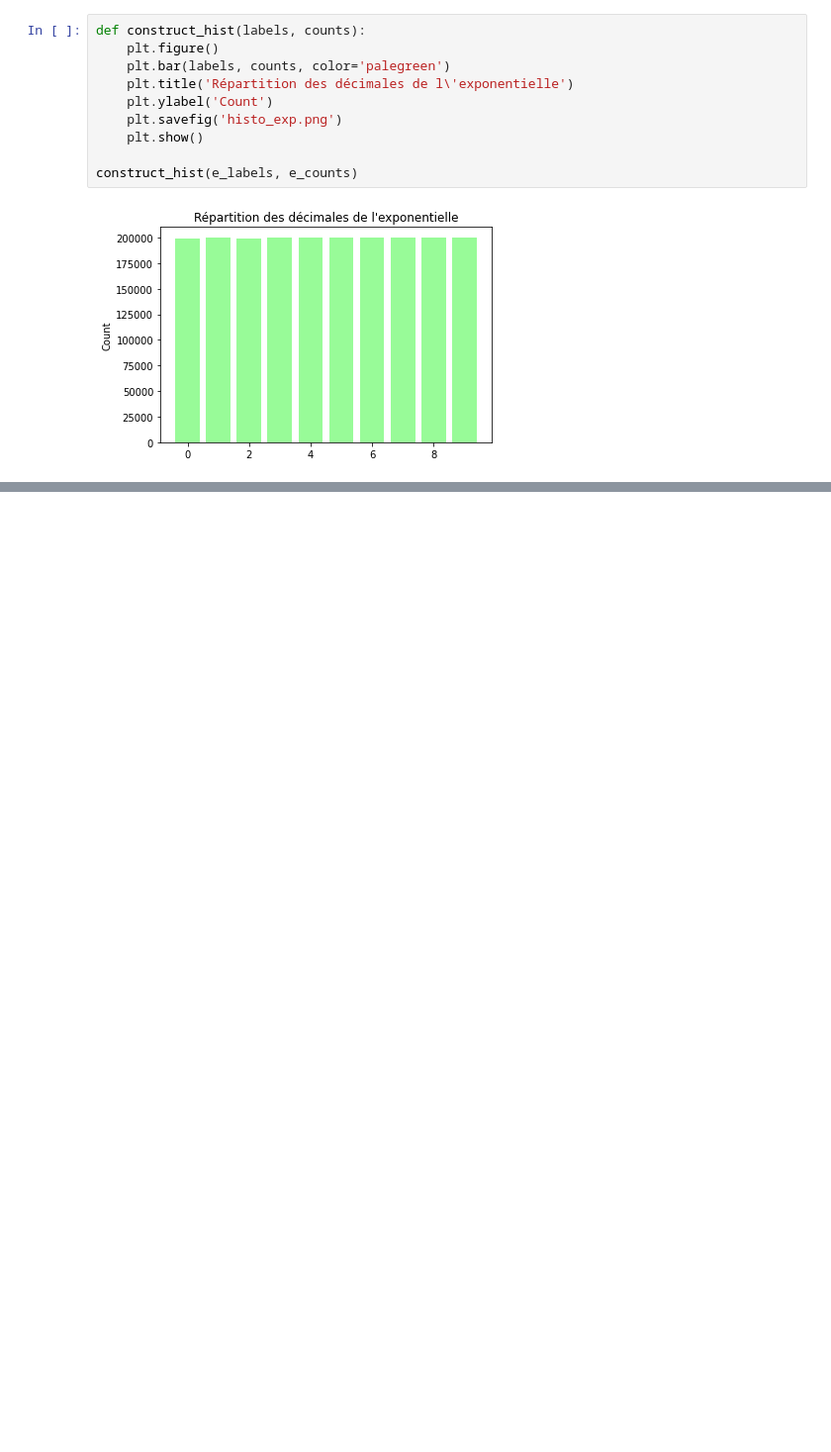
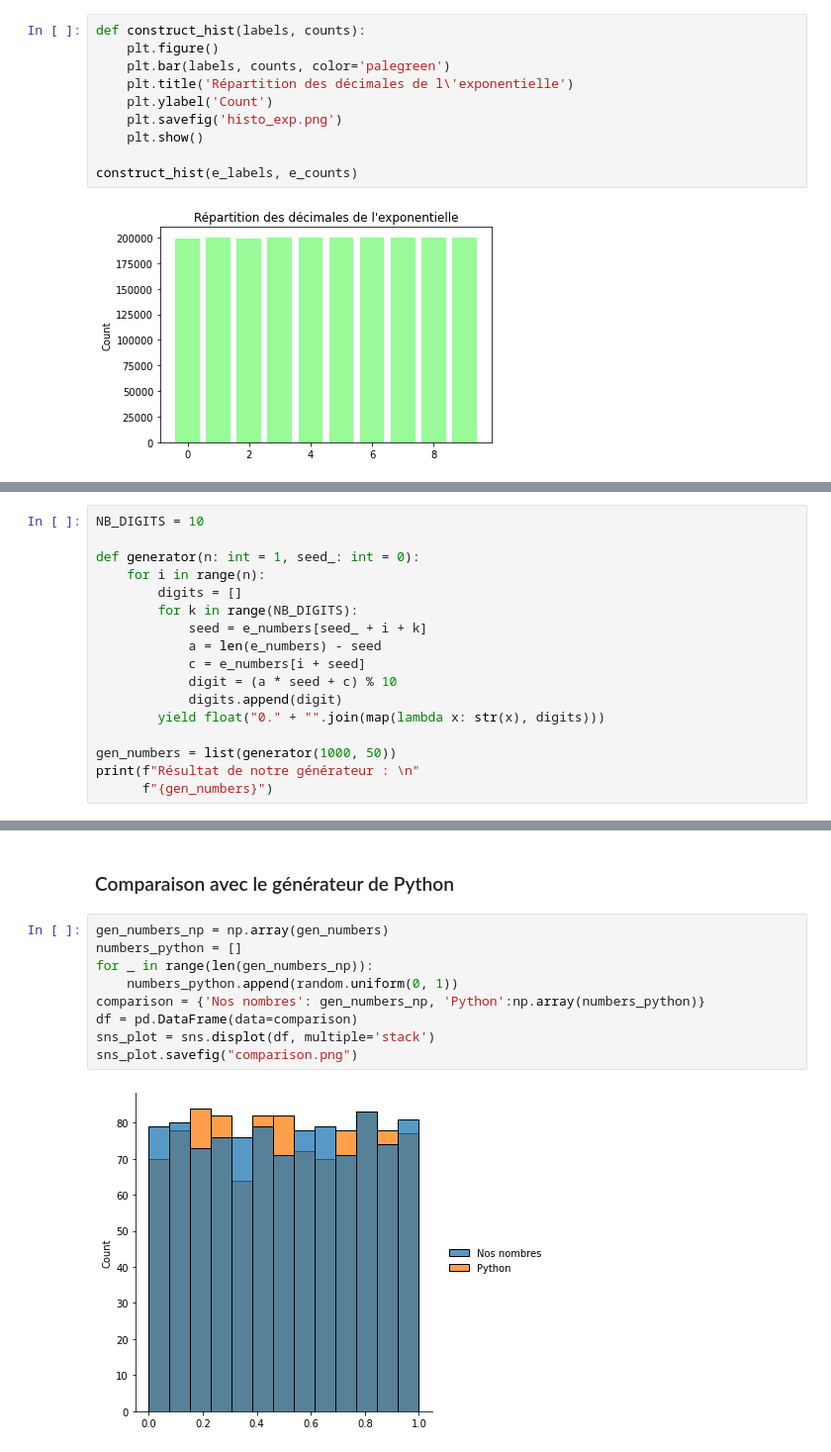
Before and after one commit to FlorianiL/simulation, a Jupyter notebook: simulation.ipynb, the cells around one changed output, grey strips where cells are left out. Shown: that part at 99% size. Drawn from its saved outputs; the diff is of its cells as text; blank space fills up the shorter version.

```diff
--- a/simulation.ipynb
+++ b/simulation.ipynb
@@ -84,0 +160,17 @@ def chi_squared_continuous(data, groups=10):
+# %%
+NB_DIGITS = 10
+
+def generator(n: int = 1, seed_: int = 0):
+    for i in range(n):
+        digits = []
+        for k in range(NB_DIGITS):
+            seed = e_numbers[seed_ + i + k]
+            a = len(e_numbers) - seed
+            c = e_numbers[i + seed]
+            digit = (a * seed + c) % 10
+            digits.append(digit)
+        yield float("0." + "".join(map(lambda x: str(x), digits)))
+
+gen_numbers = list(generator(1000, 50))
+print(f"Résultat de notre générateur : \n"
+      f"{gen_numbers}")
@@ -242,0 +224,13 @@ sns.displot(df, multiple='stack')
+# %% [markdown]
+### Comparaison avec le générateur de Python
+# %%
+gen_numbers_np = np.array(gen_numbers)
+numbers_python = []
+for _ in range(len(gen_numbers_np)):
+    numbers_python.append(random.uniform(0, 1))
+comparison = {'Nos nombres': gen_numbers_np, 'Python':np.array(numbers_python)}
+df = pd.DataFrame(data=comparison)
+sns_plot = sns.displot(df, multiple='stack')
+sns_plot.savefig("comparison.png")
+# %% [output]
+[figure, added]
```
Also changed, not shown: parts of 33 cells of this notebook, 1 other file.
